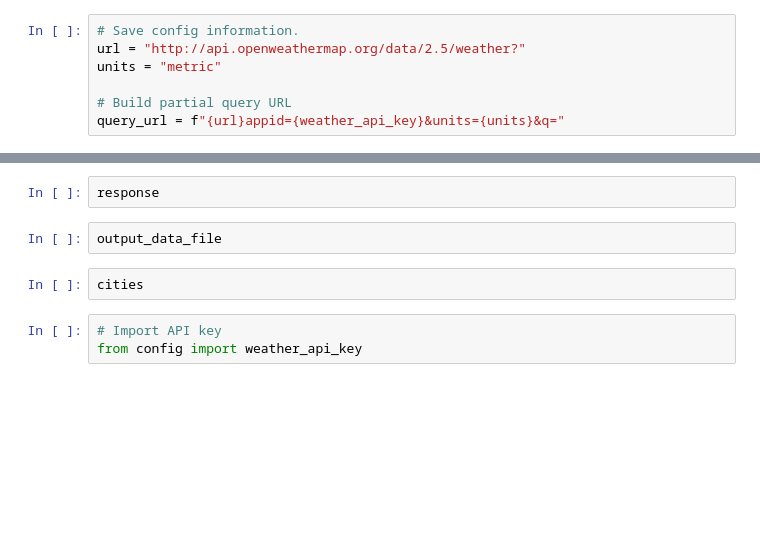
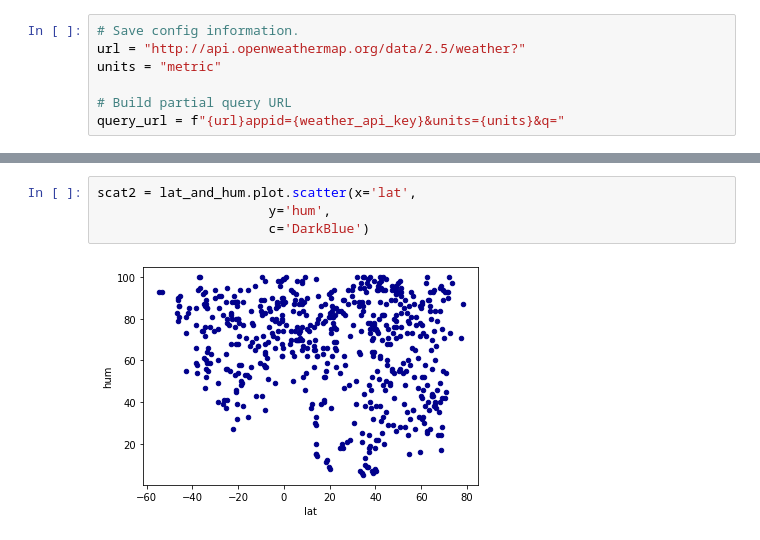
Before and after one commit to WACunninghamIV/Weather_Py, a Jupyter notebook: WeatherPy/WeatherPy.ipynb, the cells around one changed output, grey strips where cells are left out. Cells and saved outputs as stored; diff of their text form; blank space fills up the shorter version.

```diff
--- a/WeatherPy/WeatherPy.ipynb
+++ b/WeatherPy/WeatherPy.ipynb
@@ -144,9 +146,6 @@ scat1 = city_and_temp.plot.scatter(x='lat',
-# %%
-response
-# %%
-output_data_file
-# %%
-cities
-# %%
-# Import API key
-from config import weather_api_key
+# %%
+scat2 = lat_and_hum.plot.scatter(x='lat',
+                      y='hum',
+                      c='DarkBlue')
+# %% [output]
+[figure, added]
```
Also changed, not shown: parts of 16 cells of this notebook.
